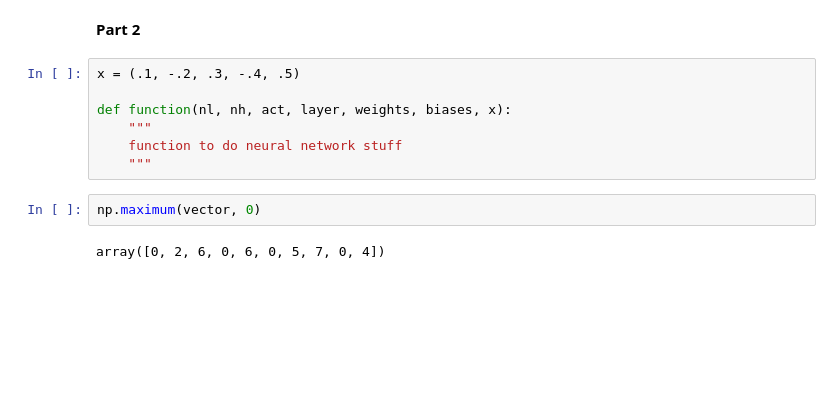
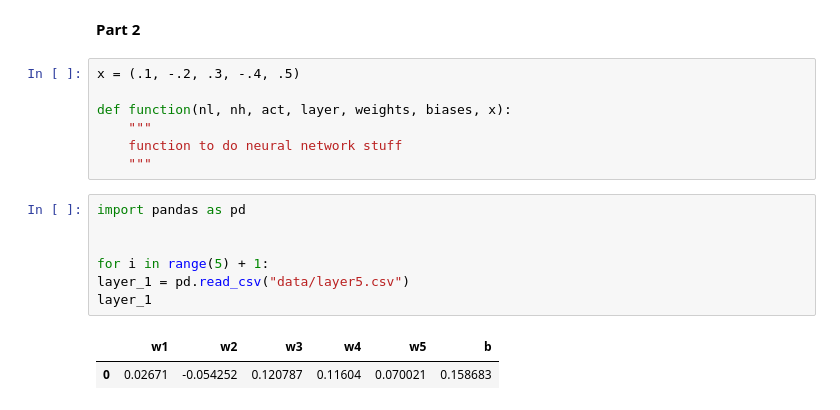
Before and after one commit to Datadili/EconML, a Jupyter notebook: pset_8/pset_8.ipynb, the cells around one changed output. Cells and saved outputs as stored; diff of their text form; blank space fills up the shorter version.

```diff
--- a/pset_8/pset_8.ipynb
+++ b/pset_8/pset_8.ipynb
@@ -39,6 +39,12 @@ def function(nl, nh, act, layer, weights, biases, x):
     function to do neural network stuff
     """
 # %%
-np.maximum(vector, 0)
+import pandas as pd
+
+
+for i in range(5) + 1:
+layer_1 = pd.read_csv("data/layer5.csv")
+layer_1
 # %% [output]
-array([0, 2, 6, 0, 6, 0, 5, 7, 0, 4])
+|  | w1 | w2 | w3 | w4 | w5 | b |
+| 0 | 0.02671 | -0.054252 | 0.120787 | 0.11604 | 0.070021 | 0.158683 |
```
Also changed, not shown: parts of 13 cells of this notebook.
